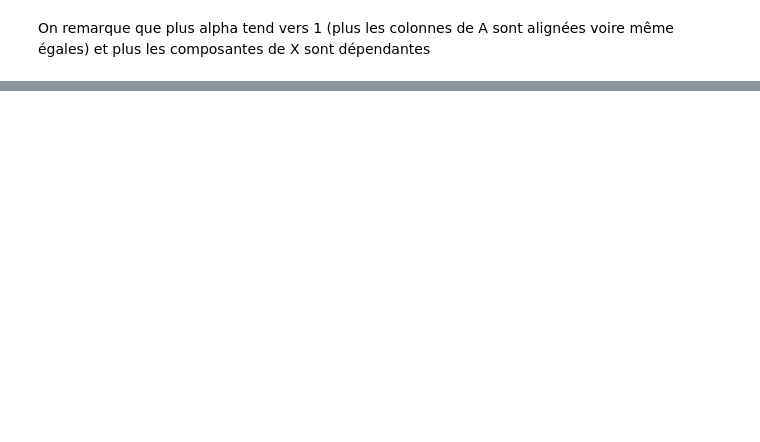
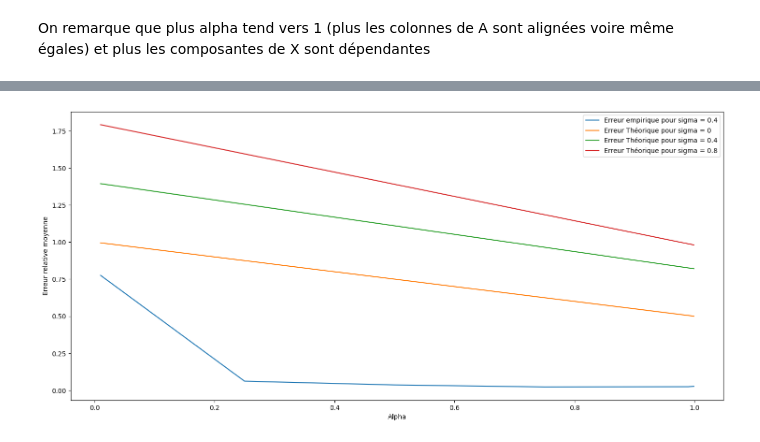
Before and after one commit to 0Pedrh0/BE_Analyse_Multivariee, a Jupyter notebook: Exercice_3.ipynb, the cells around one changed output, grey strips where cells are left out. Drawn from its saved outputs; the diff is of its cells as text; code cells hidden in the pictures; blank space fills up the shorter version.

```diff
--- a/Exercice_3.ipynb
+++ b/Exercice_3.ipynb
@@ -64,0 +96,24 @@ U1 = Eig_Vectors[:, :, 0]
+# %%
+# Comparaison erreurs empiriques/théoriques pour différentes valeurs de sigma2
+
+Erreurs_Th0 = np.zeros(len(alpha))
+Erreurs_Th04 = np.zeros(len(alpha))
+Erreurs_Th08 = np.zeros(len(alpha))
+
+for i in range(len(alpha)):
+    Erreurs_Th0[i] = 1-alpha[i]/2
+    Erreurs_Th04[i] = 1+0.4-alpha[i]/2*(1+0.4**2)
+    Erreurs_Th08[i] = 1+0.8-alpha[i]/2*(1+0.8**2)
+
+
+fig, axs = plt.subplots(figsize=(18, 8))
+axs.plot(alpha, Erreurs, label="Erreur empirique pour sigma = " + str(sigma2))
+axs.plot(alpha, Erreurs_Th0, label="Erreur Théorique pour sigma = 0")
+axs.plot(alpha, Erreurs_Th04, label="Erreur Théorique pour sigma = 0.4")
+axs.plot(alpha, Erreurs_Th08, label="Erreur Théorique pour sigma = 0.8")
+axs.set_xlabel("Alpha")
+axs.set_ylabel("Erreur relative moyenne")
+axs.legend()
+plt.show()
+# %% [output]
+[figure, added]
```
Also changed, not shown: parts of 4 cells of this notebook.
